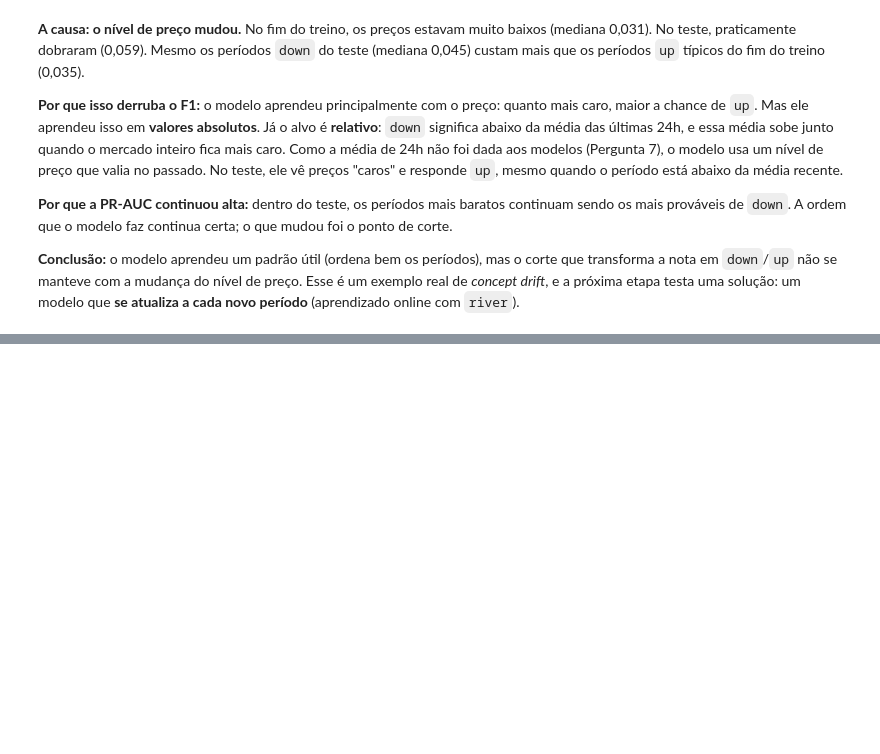
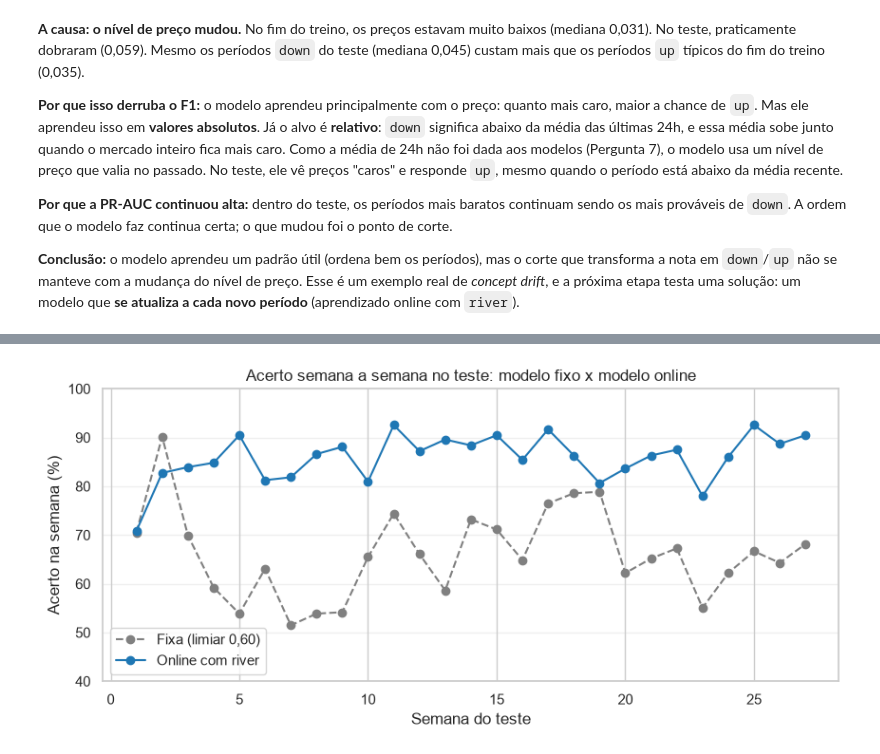
Before and after one commit to eshernandes/aprendizado-maquina-electricity, a Jupyter notebook: notebooks/electricity.ipynb, the cells around one changed output, grey strips where cells are left out. Cells and saved outputs as stored; diff of their text form; code cells hidden in the pictures; blank space fills up the shorter version.

Commit message:
etapa 7: bônus com aprendizado online (river)

```diff
--- a/notebooks/electricity.ipynb
+++ b/notebooks/electricity.ipynb
@@ -1059,0 +1137,21 @@ comparacao_preco
+# %%
+periodos_por_semana = 48 * 7
+semana = np.arange(len(y_test)) // periodos_por_semana + 1
+
+acertos = pd.DataFrame({
+    "Fixa (limiar 0,60)": previsao_teste == y_test.values,
+    "Online com river": (nota_online_teste >= 0.5) == y_test.values,
+}).groupby(semana).mean() * 100
+
+fig, ax = plt.subplots(figsize=(10, 4))
+ax.plot(acertos.index, acertos["Fixa (limiar 0,60)"], color="gray", linestyle="--", marker="o", label="Fixa (limiar 0,60)")
+ax.plot(acertos.index, acertos["Online com river"], color="tab:blue", marker="o", label="Online com river")
+ax.set_title("Acerto semana a semana no teste: modelo fixo x modelo online")
+ax.set_xlabel("Semana do teste")
+ax.set_ylabel("Acerto na semana (%)")
+ax.set_ylim(40, 100)
+ax.grid(axis="y", alpha=0.3)
+ax.legend()
+plt.show()
+# %% [output]
+[figure, added]
```
Also changed, not shown: parts of 4 cells of this notebook.
